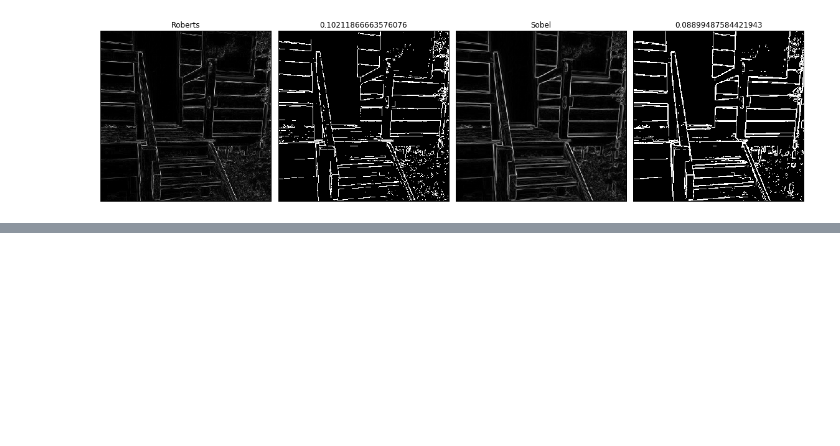
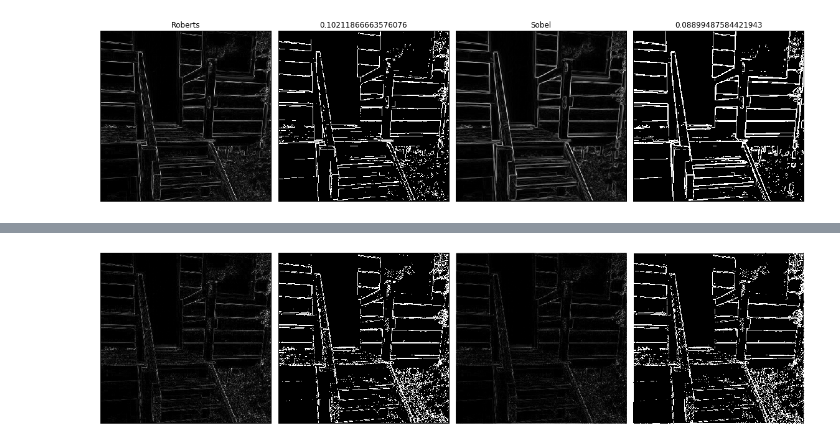
Before and after one commit to shoulderhu/azure-image-ipy, a Jupyter notebook: Chapter/Chapter 9 Image Segmentation.ipynb, the cells around one changed output, grey strips where cells are left out. Drawn from its saved outputs; the diff is of its cells as text; code cells hidden in the pictures; blank space fills up the shorter version.

```diff
--- a/Chapter/Chapter 9 Image Segmentation.ipynb
+++ b/Chapter/Chapter 9 Image Segmentation.ipynb
@@ -7,25 +7,6 @@ from util.imutil import *
 %matplotlib inline
 # %% [output]
 importing Jupyter notebook from /home/nbuser/library/util/imutil.ipynb
-# %%
-def matplot(img, title=None, cmap=None, figsize=None):
-    col = len(img)
-
-    if figsize is None:
-        plt.figure(figsize=(col * 4, col * 4))
-    else:
-        plt.figure(figsize=figsize)
-
-    for i, j in enumerate(img):
-        plt.subplot(1, col, i + 1)
-        plt.axis("off")
-
-        if title != None:
-            plt.title(title[i])
-        if cmap != None and cmap[i] != "":
-            plt.imshow(j, cmap=cmap[i])
-        else:
-            imshow(j)
 # %% [markdown]
 ## 9.2 Thresholding
 # %% [markdown]
@@ -250,0 +147,9 @@ plt.imshow(edge_sobel, "gray")
+# %%
+s2 = img_as_float(s)
+s_lap = abs(fl.laplace(s2))
+t = threshold_otsu(s_lap)
+s_lap2 = abs(ndi.laplace(s2, mode="constant"))
+t2 = threshold_otsu(s_lap)
+matplot([s_lap, s_lap > t, s_lap2, s_lap2 > t2], cmap=["gray", "", "gray", ""])
+# %% [output]
+[figure, added]
```
Also changed, not shown: parts of 10 cells of this notebook, 36 other files.
